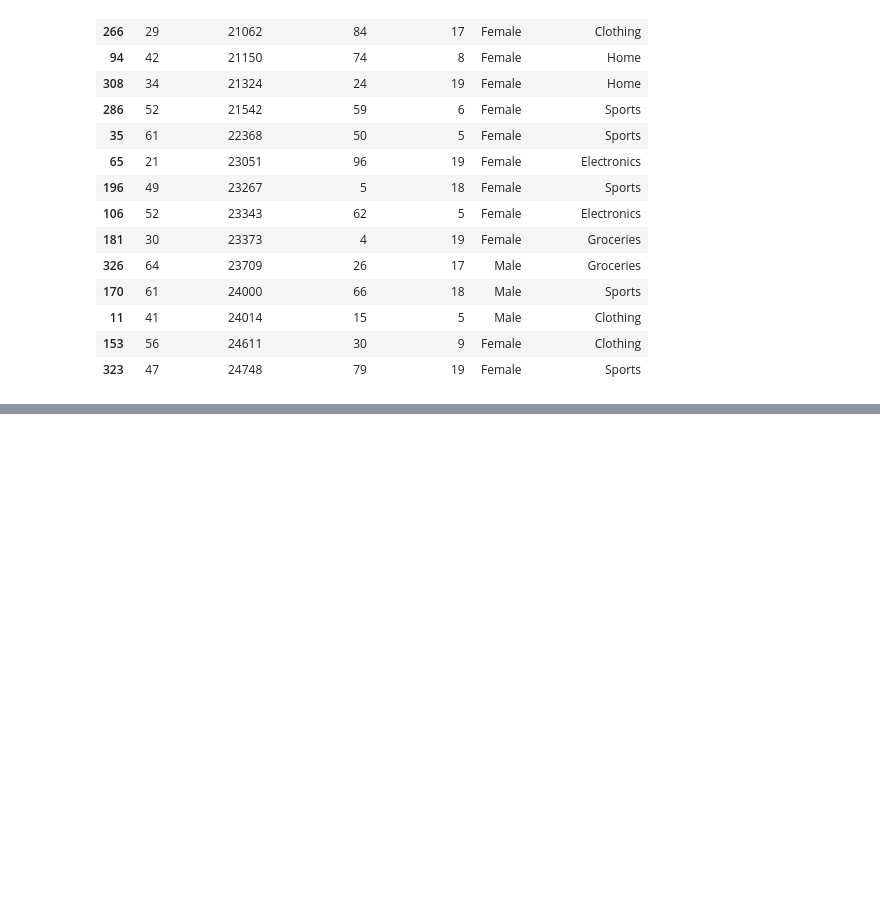
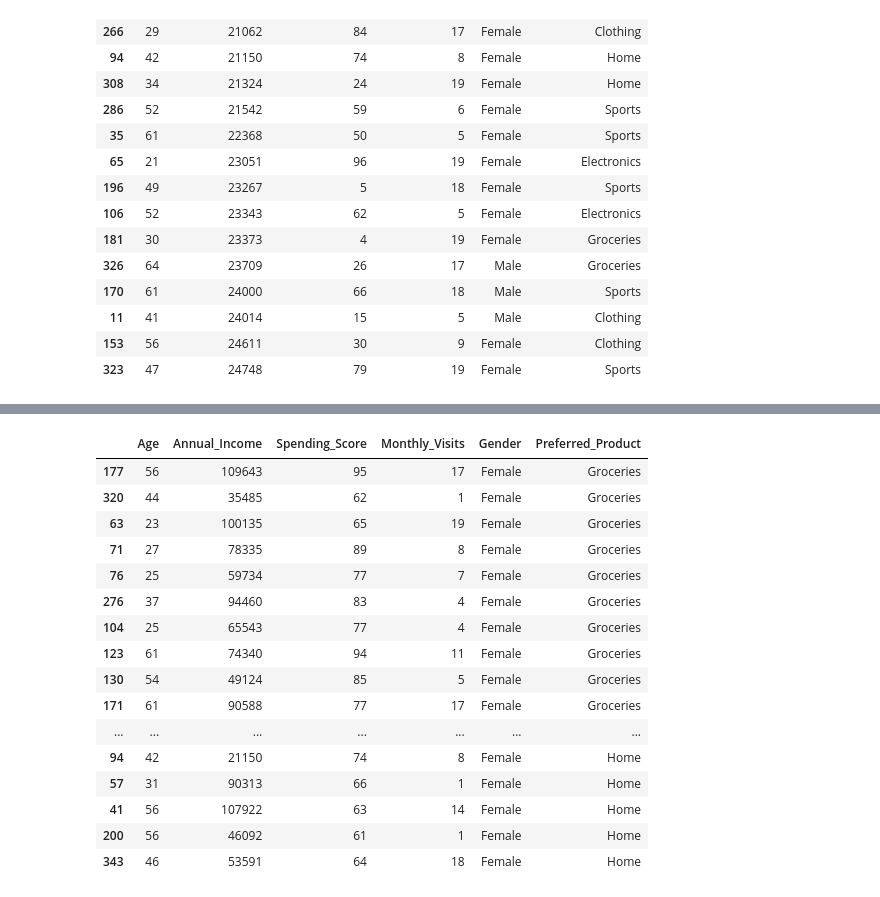
Before and after one commit to GustavMartinez/pandas_specialization, a Jupyter notebook: 03_project_01/EDA_customer_segmentation.ipynb, the cells around one changed output, grey strips where cells are left out. Saved outputs shown, nothing was run; the diff lists cells and outputs as text; code cells hidden in the pictures; blank space fills up the shorter version.

```diff
--- a/03_project_01/EDA_customer_segmentation.ipynb
+++ b/03_project_01/EDA_customer_segmentation.ipynb
@@ -165,0 +215,25 @@ dataset[dataset['Annual_Income']<25000].sort_values("Annual_Income", ascending=T
+# %%
+product = ["Groceries", "Home"]
+female = ["Female"]
+score = dataset["Spending_Score"] > 50
+
+
+dataset[(dataset["Preferred_Product"].isin(product)) & (dataset["Gender"].isin(female)) & score].sort_values("Preferred_Product")
+# %% [output]
+|  | Age | Annual_Income | Spending_Score | Monthly_Visits | Gender | Preferred_Product |
+| 177 | 56 | 109643 | 95 | 17 | Female | Groceries |
+| 320 | 44 | 35485 | 62 | 1 | Female | Groceries |
+| 63 | 23 | 100135 | 65 | 19 | Female | Groceries |
+| 71 | 27 | 78335 | 89 | 8 | Female | Groceries |
+| 76 | 25 | 59734 | 77 | 7 | Female | Groceries |
+| 276 | 37 | 94460 | 83 | 4 | Female | Groceries |
+| 104 | 25 | 65543 | 77 | 4 | Female | Groceries |
+| 123 | 61 | 74340 | 94 | 11 | Female | Groceries |
+| 130 | 54 | 49124 | 85 | 5 | Female | Groceries |
+| 171 | 61 | 90588 | 77 | 17 | Female | Groceries |
+| ... | ... | ... | ... | ... | ... | ... |
+| 94 | 42 | 21150 | 74 | 8 | Female | Home |
+| 57 | 31 | 90313 | 66 | 1 | Female | Home |
+| 41 | 56 | 107922 | 63 | 14 | Female | Home |
+| 200 | 56 | 46092 | 61 | 1 | Female | Home |
+| 343 | 46 | 53591 | 64 | 18 | Female | Home |
```
Also changed, not shown: parts of 3 cells of this notebook.
